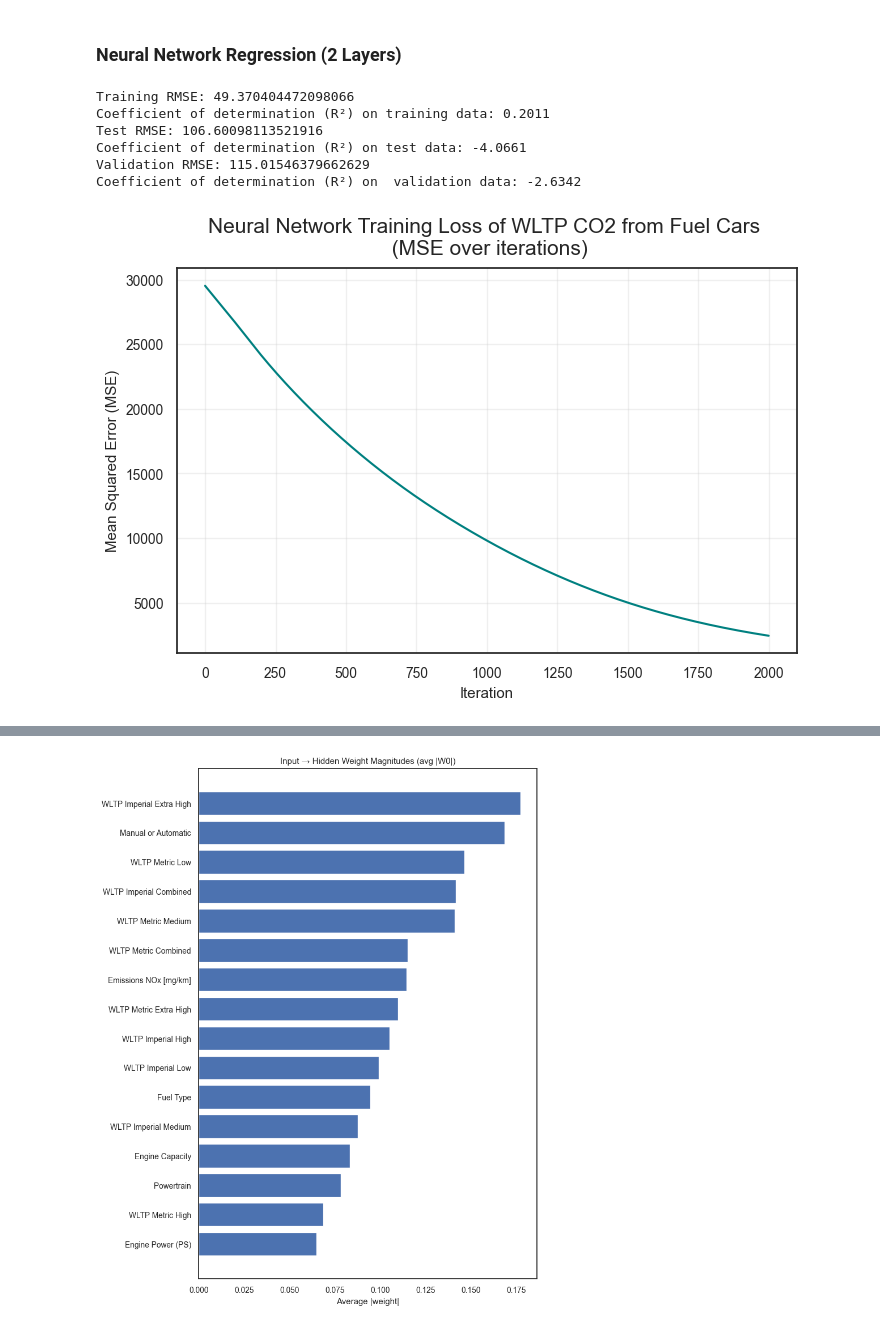
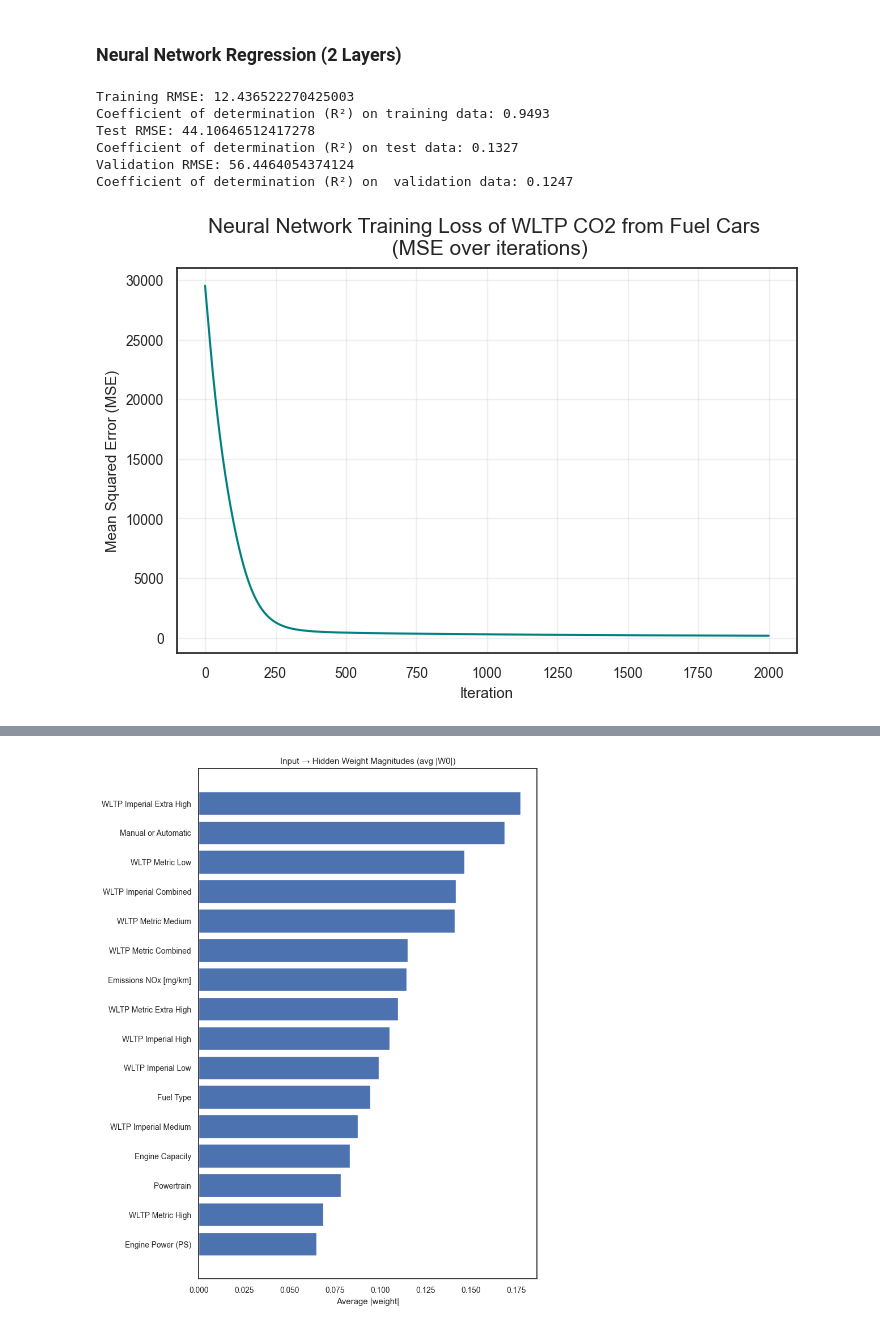
Before and after one commit to damian2551/Predictive-Modelling-of-Gas-Emissions-from-Cars, a Jupyter notebook: Assignment_2.ipynb, the cells around one changed output, grey strips where cells are left out. Drawn from its saved outputs; the diff is of its cells as text; code cells hidden in the pictures.

```diff
--- a/Assignment_2.ipynb
+++ b/Assignment_2.ipynb
@@ -934,7 +934,7 @@ def neural_network_regression(target: str, data: pd.DataFrame, random_state: int
     W1 = normal(0, 0.1, size=(H, D_out))
 
     # Training loop
-    eta = 0.00005
+    eta = 0.0005
 
     loss_history = []
     for i in range(2001):
@@ -997,40 +997,40 @@ def neural_network_regression(target: str, data: pd.DataFrame, random_state: int
 
 
     # Auto labeling based on Fuel Type column
     if data["Fuel Type"].isin(fuel_types).any():
         data_label = "Fuel Cars"
     elif data["Fuel Type"].isin(hybrid_types).any():
         data_label = "Hybrid Cars"
     else:
         data_label = "Dataset"
 
 
     #Visualise the MSE
     plt.figure(figsize=(8,5))
     plt.plot(loss_history, color='teal')
     plt.title(f"Neural Network Training Loss of {target} from {data_label} \n (MSE over iterations)",
               fontsize = 15, pad = 10)
     plt.xlabel("Iteration")
     plt.ylabel("Mean Squared Error (MSE)")
     plt.grid(alpha=0.3)
     plt.show()
 
     # # Return the weights and features of the model
     # return{
     #     "features": features,
     #     "W0": W0
     #     }
 
 # Neural Network regression for fuel cars, target variable: WLTP CO2
 neural_network_regression("WLTP CO2", data_fuel)
 # %% [output]
-Training RMSE: 49.370404472098066
-Coefficient of determination (R²) on training data: 0.2011
-Test RMSE: 106.60098113521916
-Coefficient of determination (R²) on test data: -4.0661
-Validation RMSE: 115.01546379662629
-Coefficient of determination (R²) on  validation data: -2.6342
+Training RMSE: 12.436522270425003
+Coefficient of determination (R²) on training data: 0.9493
+Test RMSE: 44.10646512417278
+Coefficient of determination (R²) on test data: 0.1327
+Validation RMSE: 56.4464054374124
+Coefficient of determination (R²) on  validation data: 0.1247
-[figure, old version]
+[figure, new version]
 # %%
 # Neural Network regression for fuel cars, target variable: Emissions NOx [mg/km]
 neural_network_regression("Emissions NOx [mg/km]", data_fuel)
```
Also changed, not shown: parts of 11 cells of this notebook.
